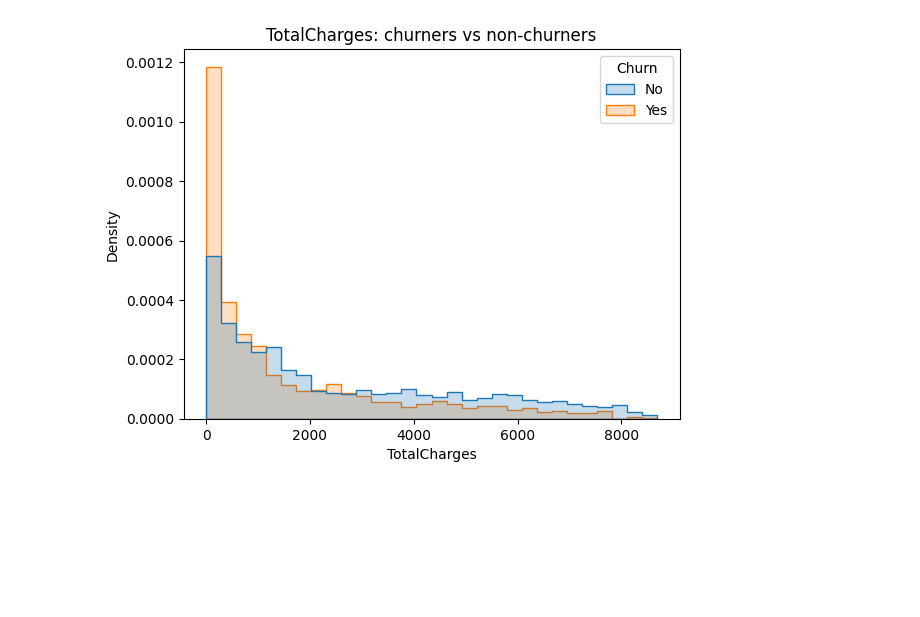
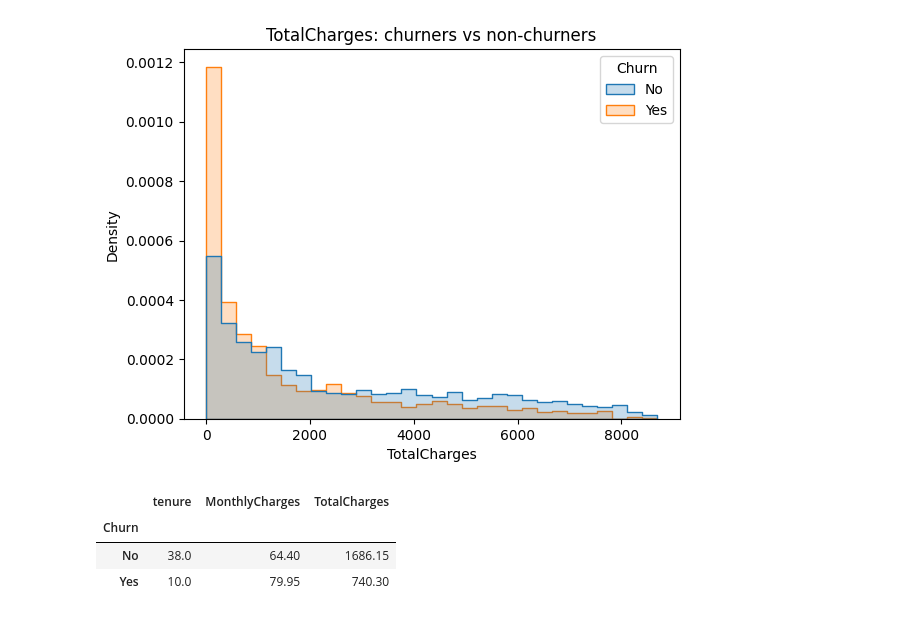
Before and after one commit to mansi051002/telco-churn-prediction, a Jupyter notebook: notebooks/01_eda.ipynb, the cells around one changed output. Cells and saved outputs as stored; diff of their text form; code cells hidden in the pictures; blank space fills up the shorter version.

Commit message:
EDA: numeric features vs churn, Q4 findings

```diff
--- a/notebooks/01_eda.ipynb
+++ b/notebooks/01_eda.ipynb
@@ -235,3 +235,10 @@ for col in num_cols:
 [figure]
 [figure]
 [figure]
+# %%
+train_df.groupby('Churn')[['tenure', 'MonthlyCharges', 'TotalCharges']].median()
+# %% [output]
+|  | tenure | MonthlyCharges | TotalCharges |
+| Churn |  |  |  |
+| No | 38.0 | 64.40 | 1686.15 |
+| Yes | 10.0 | 79.95 | 740.30 |
```
Also changed, not shown: parts of 1 cell of this notebook.
